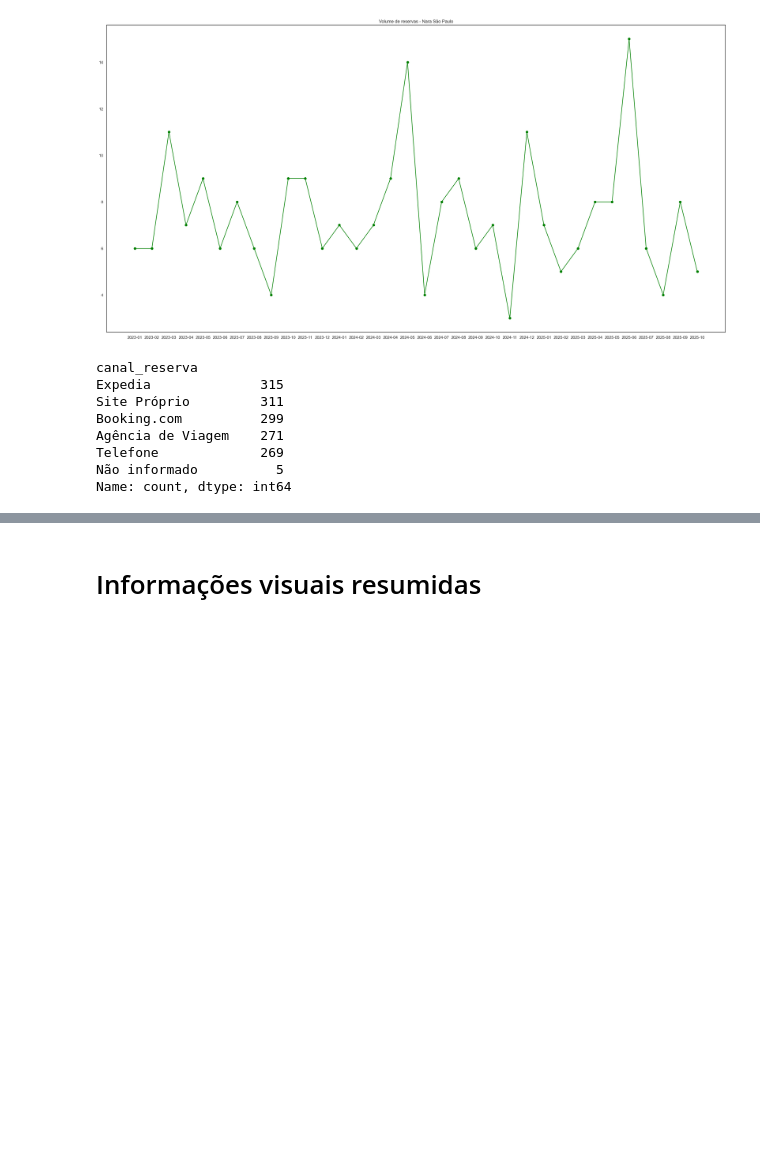
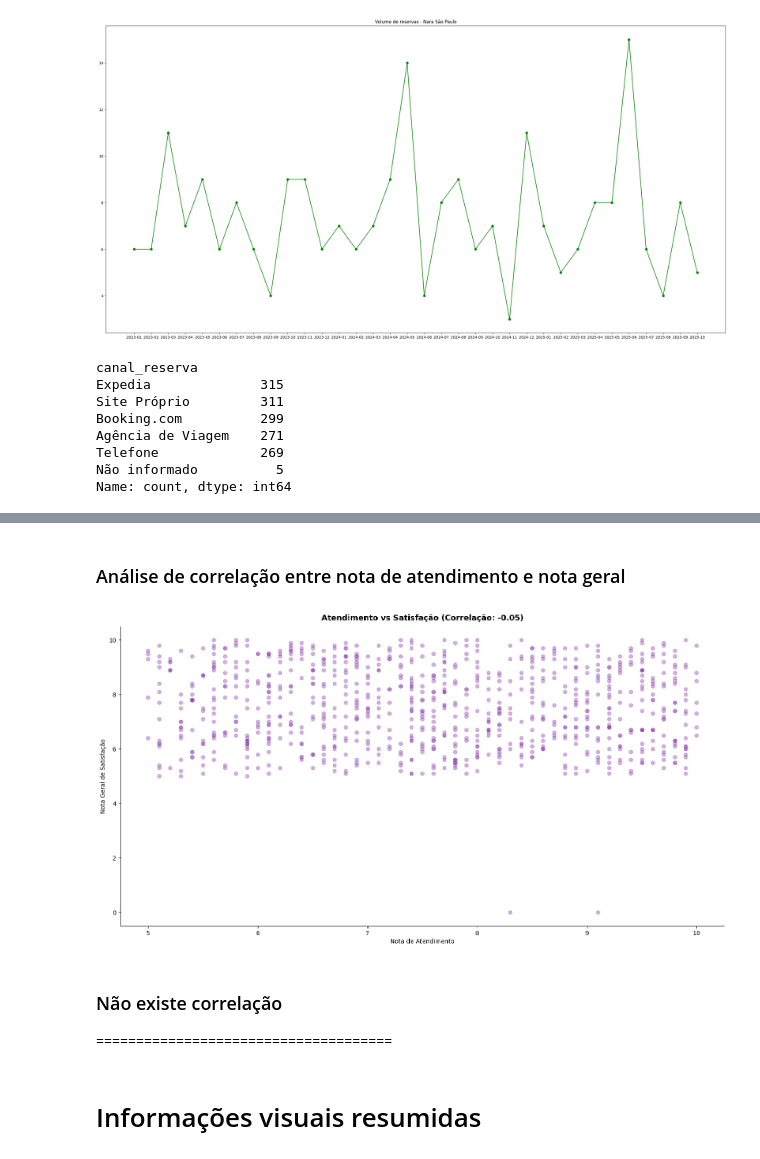
Before and after one commit to alexxjustino/ProjetoNaraSenac, a Jupyter notebook: narahoteis_novo_final_bruno.ipynb, the cells around one changed output, grey strips where cells are left out. Drawn from its saved outputs; the diff is of its cells as text; code cells hidden in the pictures; blank space fills up the shorter version.

```diff
--- a/narahoteis_novo_final_bruno.ipynb
+++ b/narahoteis_novo_final_bruno.ipynb
@@ -1412,3 +1476,43 @@ plt.show()
+# %% [markdown]
+### Análise de correlação entre nota de atendimento e nota geral
+# %%
+# Filtrar dados
+df_aval_clean = df_avaliacoes[
+    (df_avaliacoes['nota_atendimento'].between(0, 10)) &
+    (df_avaliacoes['nota_geral'].between(0, 10))
+]
+
+# Calcular correlação
+corr = df_aval_clean['nota_atendimento'].corr(df_aval_clean['nota_geral'])
+
+# Criar figura
+plt.figure(figsize=(18, 9))
+
+# Gráfico de dispersão
+plt.scatter(
+    df_aval_clean['nota_atendimento'],
+    df_aval_clean['nota_geral'],
+    alpha=0.4,
+    color='#8e44ad'
+)
+
+# Títulos e rótulos
+plt.title(f'Atendimento vs Satisfação (Correlação: {corr:.2f})',
+          fontsize=13, fontweight='bold', pad=10)
+plt.xlabel('Nota de Atendimento')
+plt.ylabel('Nota Geral de Satisfação')
+
+# Remover bordas superiores e direitas
+ax = plt.gca()
+ax.spines['top'].set_visible(False)
+ax.spines['right'].set_visible(False)
+
+plt.show()
+# %% [output]
+[figure, added]
+# %% [markdown]
+### Não existe correlação
+=====================================
 # %% [markdown]
 # Informações visuais resumidas
 # %%
```
Also changed, not shown: parts of 10 cells of this notebook.
